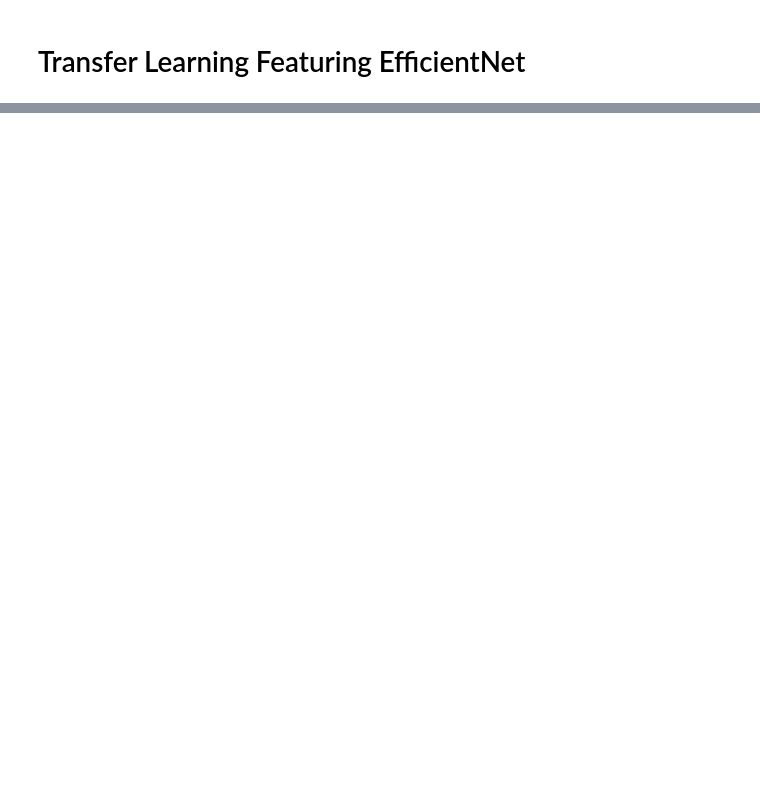
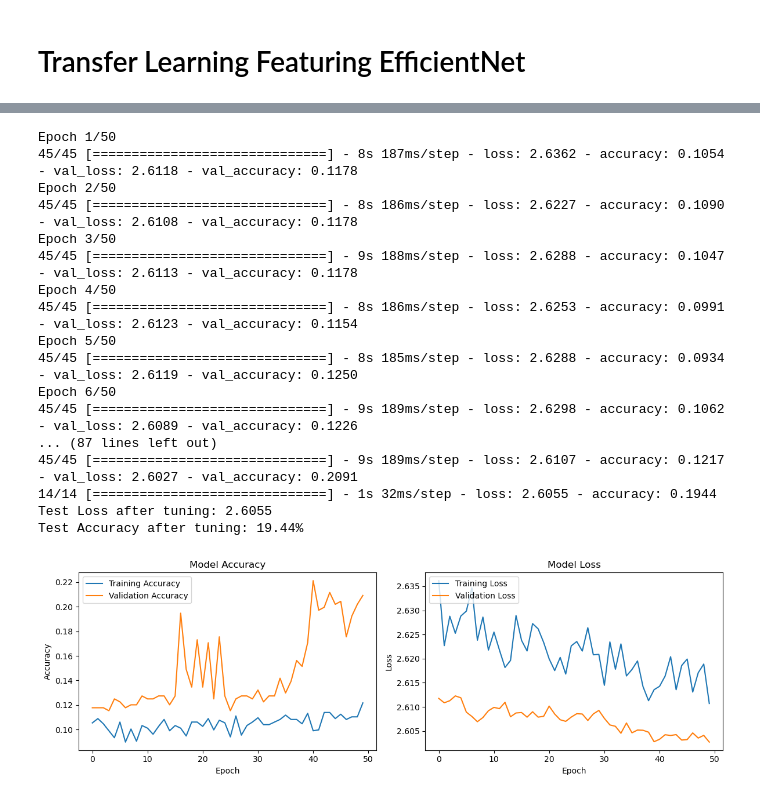
Before and after one commit to data-4381-capstone/ProjectTortoise, a Jupyter notebook: ALPHA PHASE/Model_Tuning.ipynb, the cells around one changed output, grey strips where cells are left out. Drawn from its saved outputs; the diff is of its cells as text; code cells hidden in the pictures; blank space fills up the shorter version.

```diff
--- a/ALPHA PHASE/Model_Tuning.ipynb
+++ b/ALPHA PHASE/Model_Tuning.ipynb
@@ -416,13 +564,32 @@ model.summary()
 # %%
 history_effnet_fine = model.fit(
     train_generator,
     validation_data=val_generator,
-    epochs=10,  # Adjust based on validation performance
+    epochs=50,  # Adjust based on validation performance
     steps_per_epoch=train_generator.samples // train_generator.batch_size,
     validation_steps=val_generator.samples // val_generator.batch_size
 )
 
 test_loss, test_accuracy = model.evaluate(test_generator)
 print(f"Test Loss after tuning: {test_loss:.4f}")
 print(f"Test Accuracy after tuning: {test_accuracy * 100:.2f}%")
 plot_training_history(history_effnet_fine)
+# %% [output]
+Epoch 1/50
+45/45 [==============================] - 8s 187ms/step - loss: 2.6362 - accuracy: 0.1054 - val_loss: 2.6118 - val_accuracy: 0.1178
+Epoch 2/50
+45/45 [==============================] - 8s 186ms/step - loss: 2.6227 - accuracy: 0.1090 - val_loss: 2.6108 - val_accuracy: 0.1178
+Epoch 3/50
+45/45 [==============================] - 9s 188ms/step - loss: 2.6288 - accuracy: 0.1047 - val_loss: 2.6113 - val_accuracy: 0.1178
+Epoch 4/50
+45/45 [==============================] - 8s 186ms/step - loss: 2.6253 - accuracy: 0.0991 - val_loss: 2.6123 - val_accuracy: 0.1154
+Epoch 5/50
+45/45 [==============================] - 8s 185ms/step - loss: 2.6288 - accuracy: 0.0934 - val_loss: 2.6119 - val_accuracy: 0.1250
+Epoch 6/50
+45/45 [==============================] - 9s 189ms/step - loss: 2.6298 - accuracy: 0.1062 - val_loss: 2.6089 - val_accuracy: 0.1226
+... (87 lines left out)
+45/45 [==============================] - 9s 189ms/step - loss: 2.6107 - accuracy: 0.1217 - val_loss: 2.6027 - val_accuracy: 0.2091
+14/14 [==============================] - 1s 32ms/step - loss: 2.6055 - accuracy: 0.1944
+Test Loss after tuning: 2.6055
+Test Accuracy after tuning: 19.44%
+[figure, added]
```
Also changed, not shown: parts of 21 cells of this notebook.
